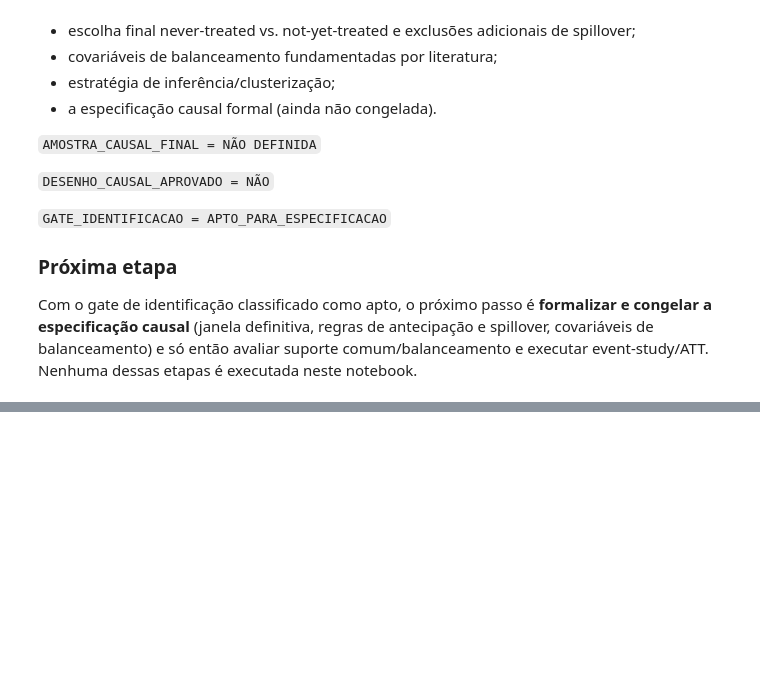
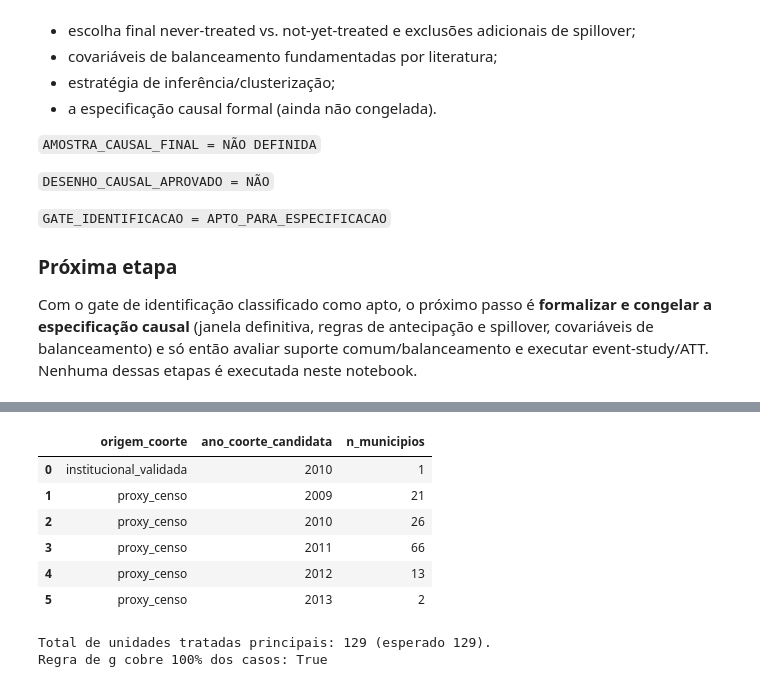
Before and after one commit to ariel-velardo/data-science-projects, a Jupyter notebook: projetos/big-data-expansao-rede-federal-economia-municipal/notebooks/01_analise_expansao_rede_federal_economia_municipal.ipynb, the cells around one changed output, grey strips where cells are left out. Cells and saved outputs as stored; diff of their text form; code cells hidden in the pictures; blank space fills up the shorter version.

```diff
--- a/projetos/big-data-expansao-rede-federal-economia-municipal/notebooks/01_analise_expansao_rede_federal_economia_municipal.ipynb
+++ b/projetos/big-data-expansao-rede-federal-economia-municipal/notebooks/01_analise_expansao_rede_federal_economia_municipal.ipynb
@@ -951,0 +1036,18 @@ Nenhuma dessas etapas é executada neste notebook.
+# %%
+tratados_d14 = d14.unidades_tratadas_principal(painel)
+tabela_g = tratados_d14.groupby(['origem_coorte', 'ano_coorte_candidata'], as_index=False).size()
+tabela_g['ano_coorte_candidata'] = tabela_g['ano_coorte_candidata'].astype(int)
+tabela_g = tabela_g.rename(columns={'size': 'n_municipios'})
+display(estilizar_tabela_ipt(tabela_g))
+print(f"Total de unidades tratadas principais: {len(tratados_d14)} (esperado 129).")
+print(f"Regra de g cobre 100% dos casos: {tabela_g['n_municipios'].sum() == len(tratados_d14)}")
+# %% [output]
+|  | origem_coorte | ano_coorte_candidata | n_municipios |
+| 0 | institucional_validada | 2010 | 1 |
+| 1 | proxy_censo | 2009 | 21 |
+| 2 | proxy_censo | 2010 | 26 |
+| 3 | proxy_censo | 2011 | 66 |
+| 4 | proxy_censo | 2012 | 13 |
+| 5 | proxy_censo | 2013 | 2 |
+Total de unidades tratadas principais: 129 (esperado 129).
+Regra de g cobre 100% dos casos: True
```
Also changed, not shown: parts of 43 cells of this notebook, 2 other files.
